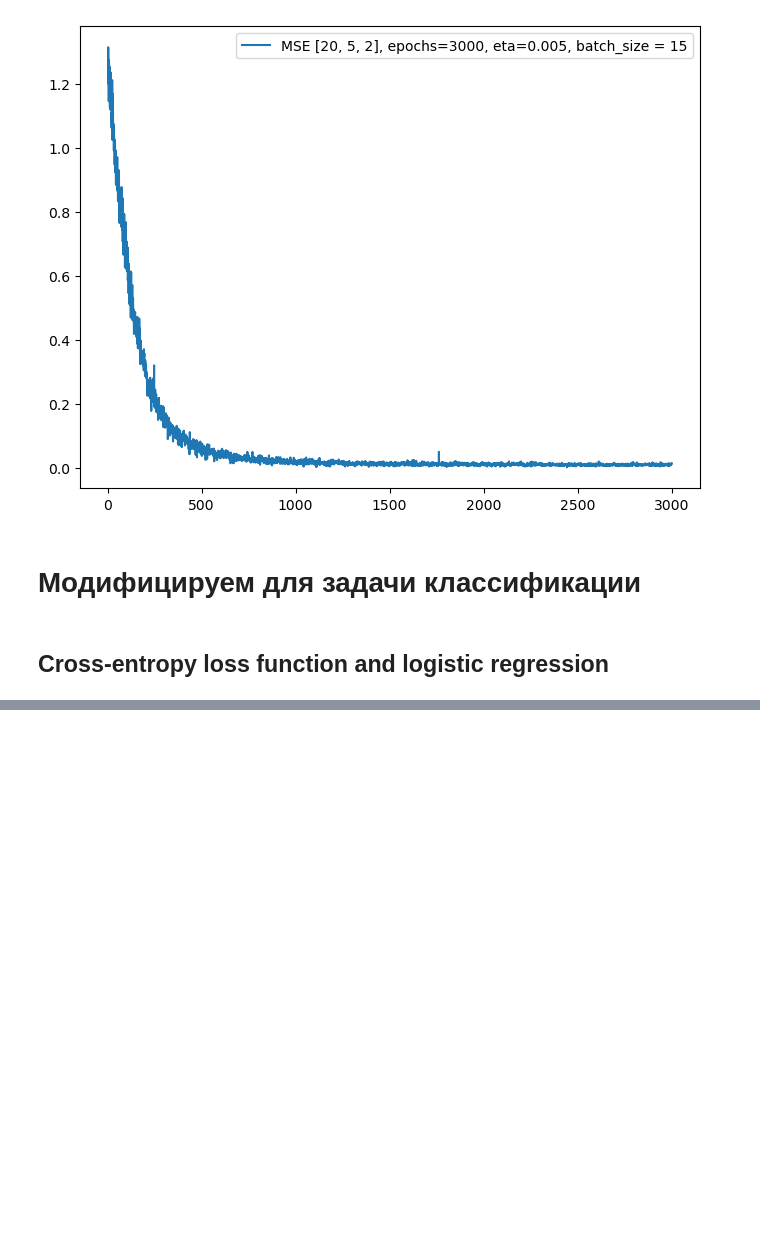
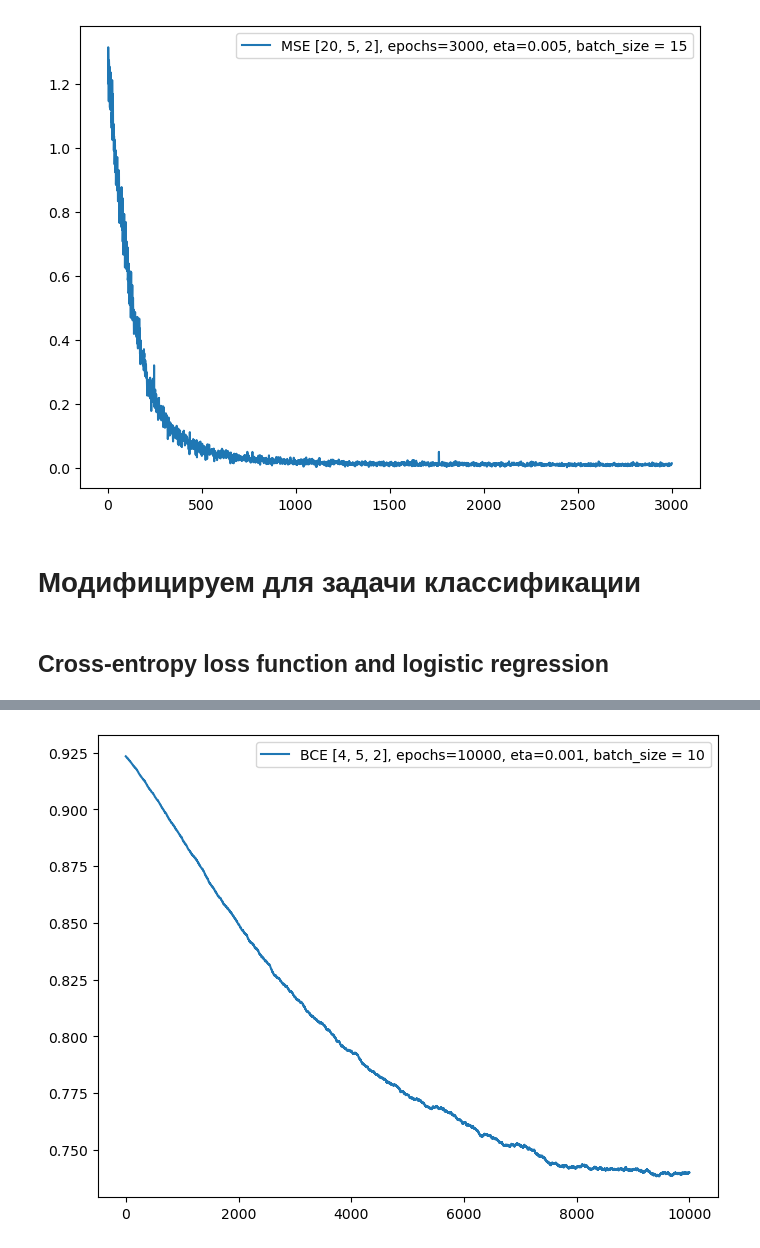
Before and after one commit to catauggie/PurePython, a Jupyter notebook: 2 часть. Многослойный перцептрон на чистом Python - SGD и BCE.ipynb, the cells around one changed output, grey strips where cells are left out. Drawn from its saved outputs; the diff is of its cells as text; code cells hidden in the pictures; blank space fills up the shorter version.

```diff
--- a/2 часть. Многослойный перцептрон на чистом Python - SGD и BCE.ipynb
+++ b/2 часть. Многослойный перцептрон на чистом Python - SGD и BCE.ipynb
@@ -1246,0 +1239,8 @@ plt.show()
+# %%
+import matplotlib.pyplot as plt
+plt.figure(figsize=(8,6))
+plt.plot(range(len(BCE_list_tit_OOP)), BCE_list_tit_OOP, label=f'BCE {n_hidden}, epochs={epochs}, eta={eta}, batch_size = {batch_size}')
+plt.legend()
+plt.show()
+# %% [output]
+[figure, added]
```
Also changed, not shown: parts of 51 cells of this notebook.
